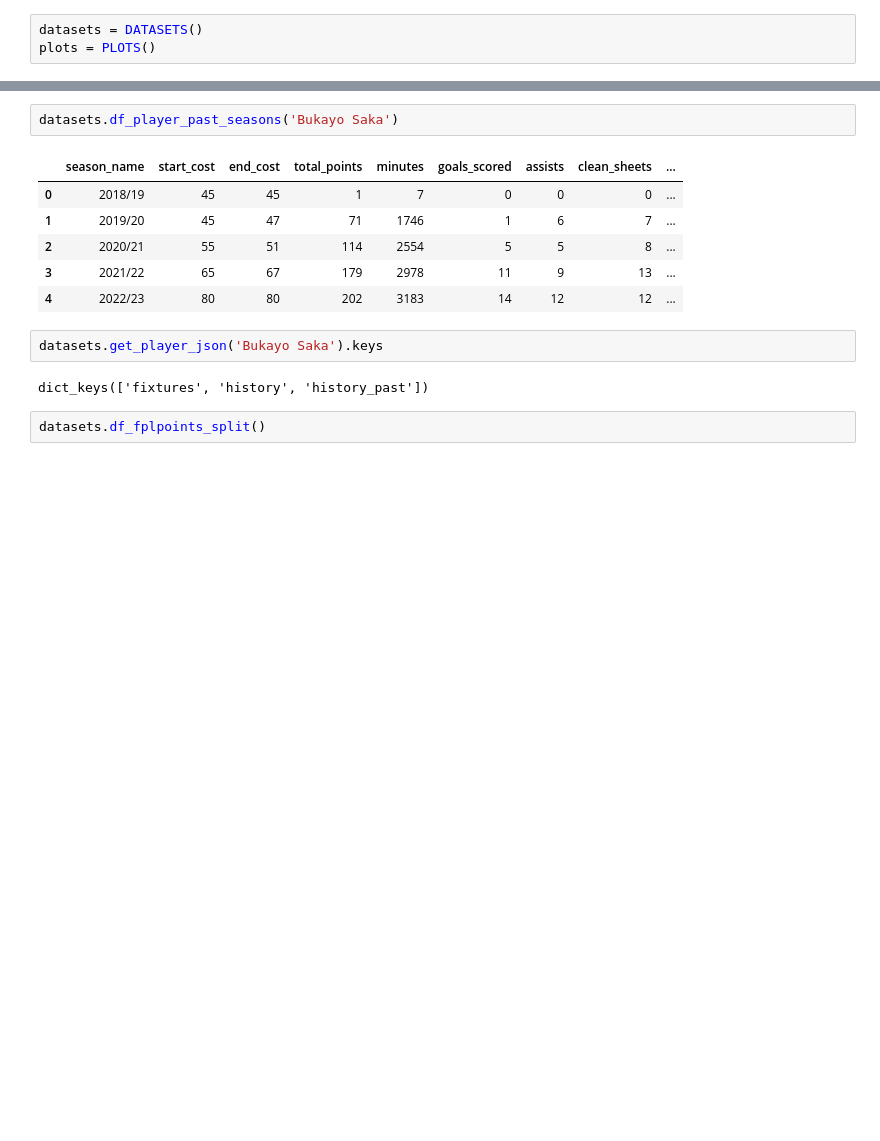
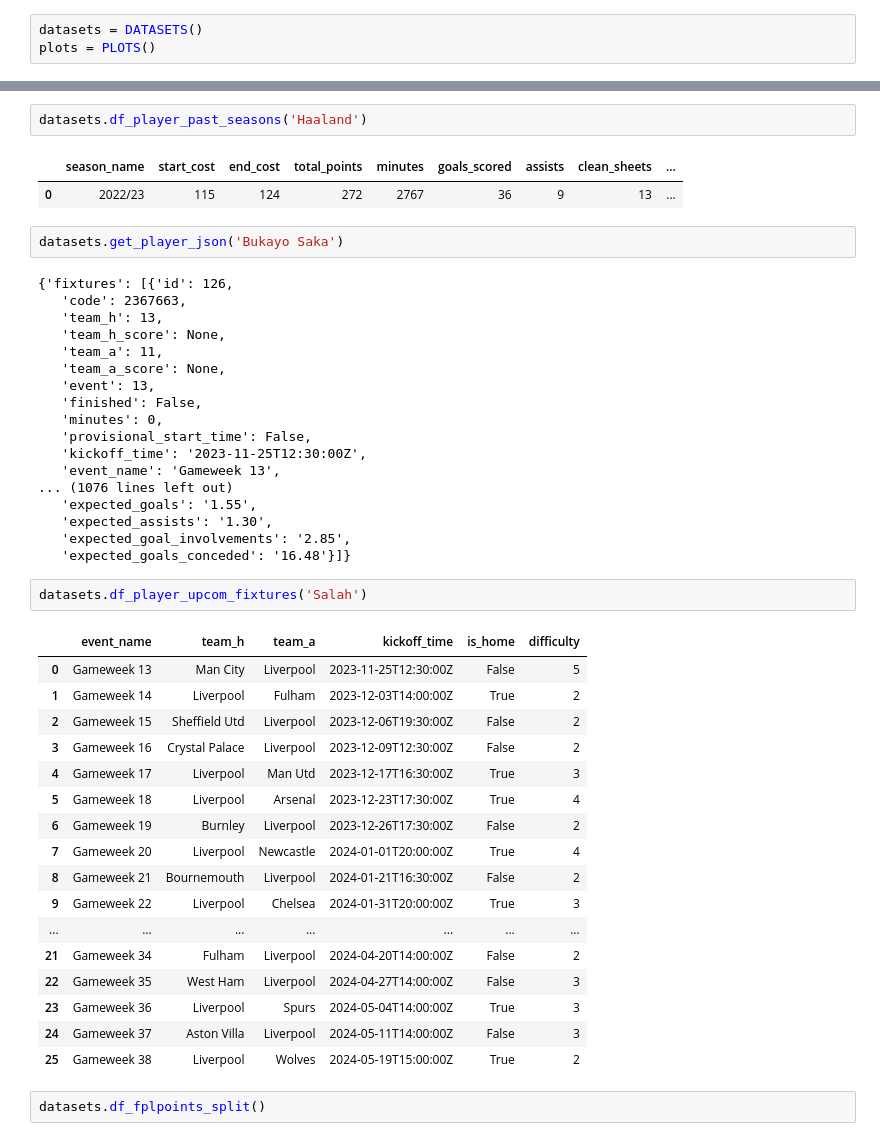
Before and after one commit to JedrzejSarna/fpl_analysis, a Jupyter notebook: _00_testing.ipynb, the cells around one changed output, grey strips where cells are left out. Saved outputs shown, nothing was run; the diff lists cells and outputs as text; blank space fills up the shorter version.

```diff
--- a/_00_testing.ipynb
+++ b/_00_testing.ipynb
@@ -63,16 +71,48 @@ datasets.teams_dataset
+# %%
+datasets.df_player_past_seasons('Haaland')
+# %% [output]
+|  | season_name | start_cost | end_cost | total_points | minutes | goals_scored | assists | clean_sheets | ... |
+| 0 | 2022/23 | 115 | 124 | 272 | 2767 | 36 | 9 | 13 | ... |
 # %%
-datasets.df_player_past_seasons('Bukayo Saka')
+datasets.get_player_json('Bukayo Saka')
 # %% [output]
-|  | season_name | start_cost | end_cost | total_points | minutes | goals_scored | assists | clean_sheets | ... |
-| 0 | 2018/19 | 45 | 45 | 1 | 7 | 0 | 0 | 0 | ... |
-| 1 | 2019/20 | 45 | 47 | 71 | 1746 | 1 | 6 | 7 | ... |
-| 2 | 2020/21 | 55 | 51 | 114 | 2554 | 5 | 5 | 8 | ... |
-| 3 | 2021/22 | 65 | 67 | 179 | 2978 | 11 | 9 | 13 | ... |
-| 4 | 2022/23 | 80 | 80 | 202 | 3183 | 14 | 12 | 12 | ... |
+{'fixtures': [{'id': 126,
+   'code': 2367663,
+   'team_h': 13,
+   'team_h_score': None,
+   'team_a': 11,
+   'team_a_score': None,
+   'event': 13,
+   'finished': False,
+   'minutes': 0,
+   'provisional_start_time': False,
+   'kickoff_time': '2023-11-25T12:30:00Z',
+   'event_name': 'Gameweek 13',
+... (1076 lines left out)
+   'expected_goals': '1.55',
+   'expected_assists': '1.30',
+   'expected_goal_involvements': '2.85',
+   'expected_goals_conceded': '16.48'}]}
-# %%
-datasets.get_player_json('Bukayo Saka').keys
-# %% [output]
-dict_keys(['fixtures', 'history', 'history_past'])
+# %%
+datasets.df_player_upcom_fixtures('Salah')
+# %% [output]
+|  | event_name | team_h | team_a | kickoff_time | is_home | difficulty |
+| 0 | Gameweek 13 | Man City | Liverpool | 2023-11-25T12:30:00Z | False | 5 |
+| 1 | Gameweek 14 | Liverpool | Fulham | 2023-12-03T14:00:00Z | True | 2 |
+| 2 | Gameweek 15 | Sheffield Utd | Liverpool | 2023-12-06T19:30:00Z | False | 2 |
+| 3 | Gameweek 16 | Crystal Palace | Liverpool | 2023-12-09T12:30:00Z | False | 2 |
+| 4 | Gameweek 17 | Liverpool | Man Utd | 2023-12-17T16:30:00Z | True | 3 |
+| 5 | Gameweek 18 | Liverpool | Arsenal | 2023-12-23T17:30:00Z | True | 4 |
+| 6 | Gameweek 19 | Burnley | Liverpool | 2023-12-26T17:30:00Z | False | 2 |
+| 7 | Gameweek 20 | Liverpool | Newcastle | 2024-01-01T20:00:00Z | True | 4 |
+| 8 | Gameweek 21 | Bournemouth | Liverpool | 2024-01-21T16:30:00Z | False | 2 |
+| 9 | Gameweek 22 | Liverpool | Chelsea | 2024-01-31T20:00:00Z | True | 3 |
+| ... | ... | ... | ... | ... | ... | ... |
+| 21 | Gameweek 34 | Fulham | Liverpool | 2024-04-20T14:00:00Z | False | 2 |
+| 22 | Gameweek 35 | West Ham | Liverpool | 2024-04-27T14:00:00Z | False | 3 |
+| 23 | Gameweek 36 | Liverpool | Spurs | 2024-05-04T14:00:00Z | True | 3 |
+| 24 | Gameweek 37 | Aston Villa | Liverpool | 2024-05-11T14:00:00Z | False | 3 |
+| 25 | Gameweek 38 | Liverpool | Wolves | 2024-05-19T15:00:00Z | True | 2 |
 # %%
 datasets.df_fplpoints_split()
 # %% [output]
```
Also changed, not shown: parts of 7 cells of this notebook, 1 other file.
